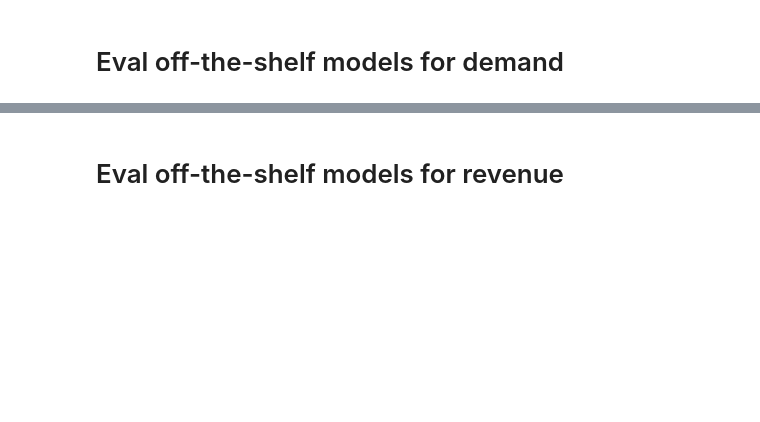
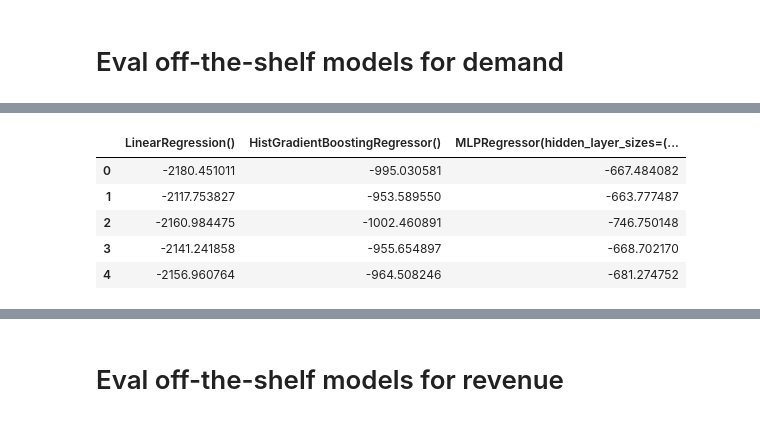
Before and after one commit to sarfaraz79/driver-scheduling, a Jupyter notebook: final/03_models.ipynb, the cells around one changed output, grey strips where cells are left out. Drawn from its saved outputs; the diff is of its cells as text; code cells hidden in the pictures; blank space fills up the shorter version.

```diff
--- a/final/03_models.ipynb
+++ b/final/03_models.ipynb
@@ -435,0 +511,9 @@ MLPRegressor(hidden_layer_sizes=(25, 25, 10))
+# %%
+pd.DataFrame({ x[1] : x[0]["test_score"] for x in results })
+# %% [output]
+|  | LinearRegression() | HistGradientBoostingRegressor() | MLPRegressor(hidden_layer_sizes=(... |
+| 0 | -2180.451011 | -995.030581 | -667.484082 |
+| 1 | -2117.753827 | -953.589550 | -663.777487 |
+| 2 | -2160.984475 | -1002.460891 | -746.750148 |
+| 3 | -2141.241858 | -955.654897 | -668.702170 |
+| 4 | -2156.960764 | -964.508246 | -681.274752 |
```
Also changed, not shown: parts of 10 cells of this notebook, 12 other files.
